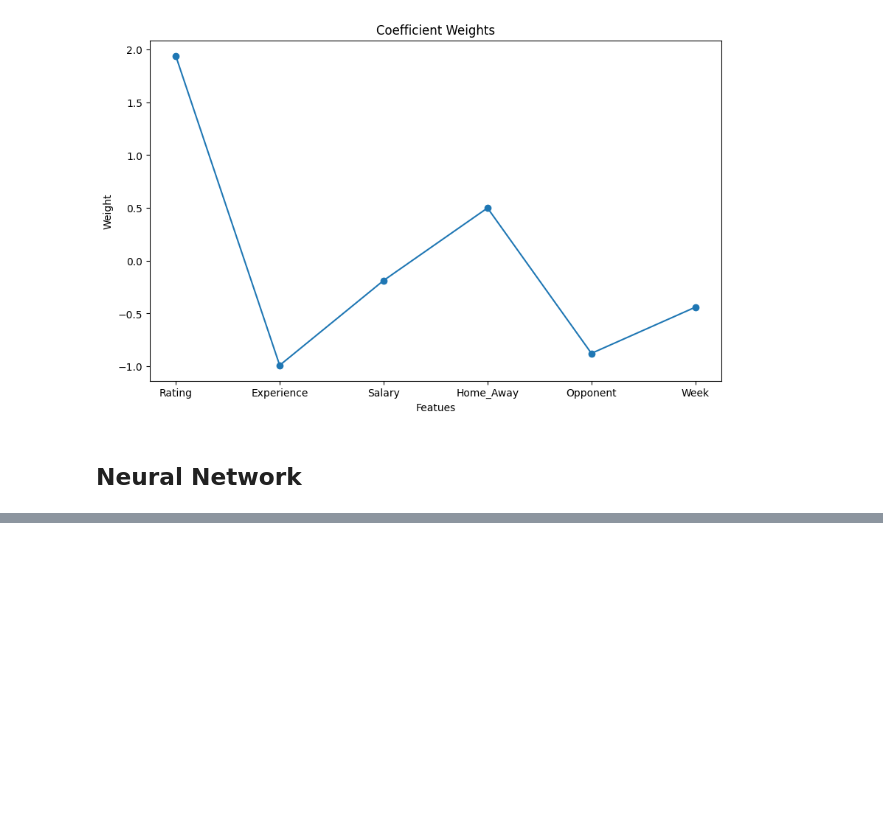
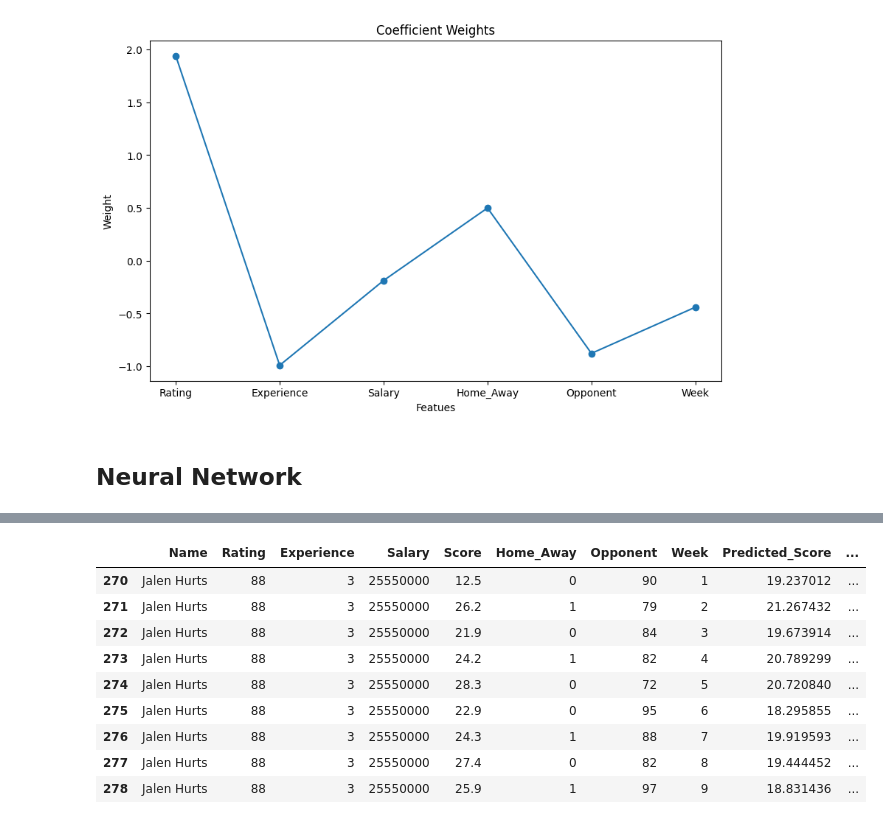
Before and after one commit to sohankancherla/nfl-qb-fantasy-prediction, a Jupyter notebook: qb_prediction.ipynb, the cells around one changed output, grey strips where cells are left out. Cells and saved outputs as stored; diff of their text form; code cells hidden in the pictures; blank space fills up the shorter version.

```diff
--- a/qb_prediction.ipynb
+++ b/qb_prediction.ipynb
@@ -629,0 +628,5 @@ plt.show()
+# %%
+#Neural Network model prediction on Jalen Hurts 2023
+jalen_df["NN_Predicted_Score"] = model4.predict(scaler.transform(jalen_df.drop(["Score", "Name", "Predicted_Score"], axis=1)))
+jalen_df
+# %% [output]
@@ -629,0 +634,10 @@ plt.show()
+|  | Name | Rating | Experience | Salary | Score | Home_Away | Opponent | Week | Predicted_Score | ... |
+| 270 | Jalen Hurts | 88 | 3 | 25550000 | 12.5 | 0 | 90 | 1 | 19.237012 | ... |
+| 271 | Jalen Hurts | 88 | 3 | 25550000 | 26.2 | 1 | 79 | 2 | 21.267432 | ... |
+| 272 | Jalen Hurts | 88 | 3 | 25550000 | 21.9 | 0 | 84 | 3 | 19.673914 | ... |
+| 273 | Jalen Hurts | 88 | 3 | 25550000 | 24.2 | 1 | 82 | 4 | 20.789299 | ... |
+| 274 | Jalen Hurts | 88 | 3 | 25550000 | 28.3 | 0 | 72 | 5 | 20.720840 | ... |
+| 275 | Jalen Hurts | 88 | 3 | 25550000 | 22.9 | 0 | 95 | 6 | 18.295855 | ... |
+| 276 | Jalen Hurts | 88 | 3 | 25550000 | 24.3 | 1 | 88 | 7 | 19.919593 | ... |
+| 277 | Jalen Hurts | 88 | 3 | 25550000 | 27.4 | 0 | 82 | 8 | 19.444452 | ... |
+| 278 | Jalen Hurts | 88 | 3 | 25550000 | 25.9 | 1 | 97 | 9 | 18.831436 | ... |
```
Also changed, not shown: parts of 15 cells of this notebook.
